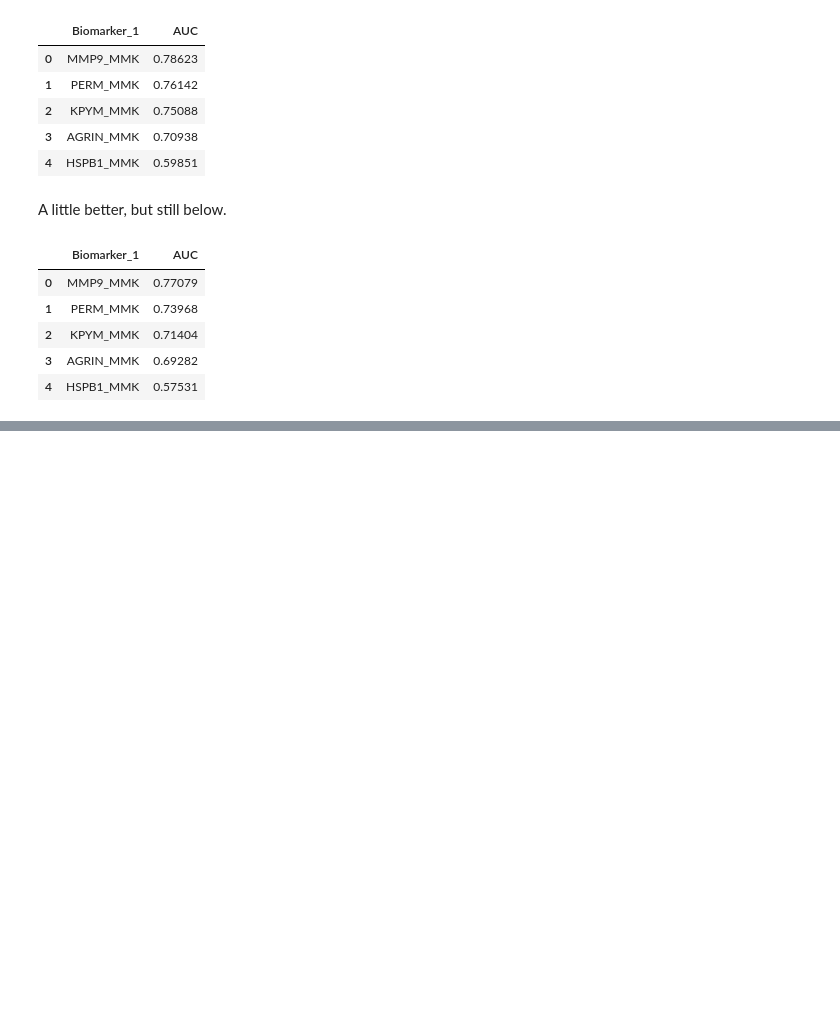
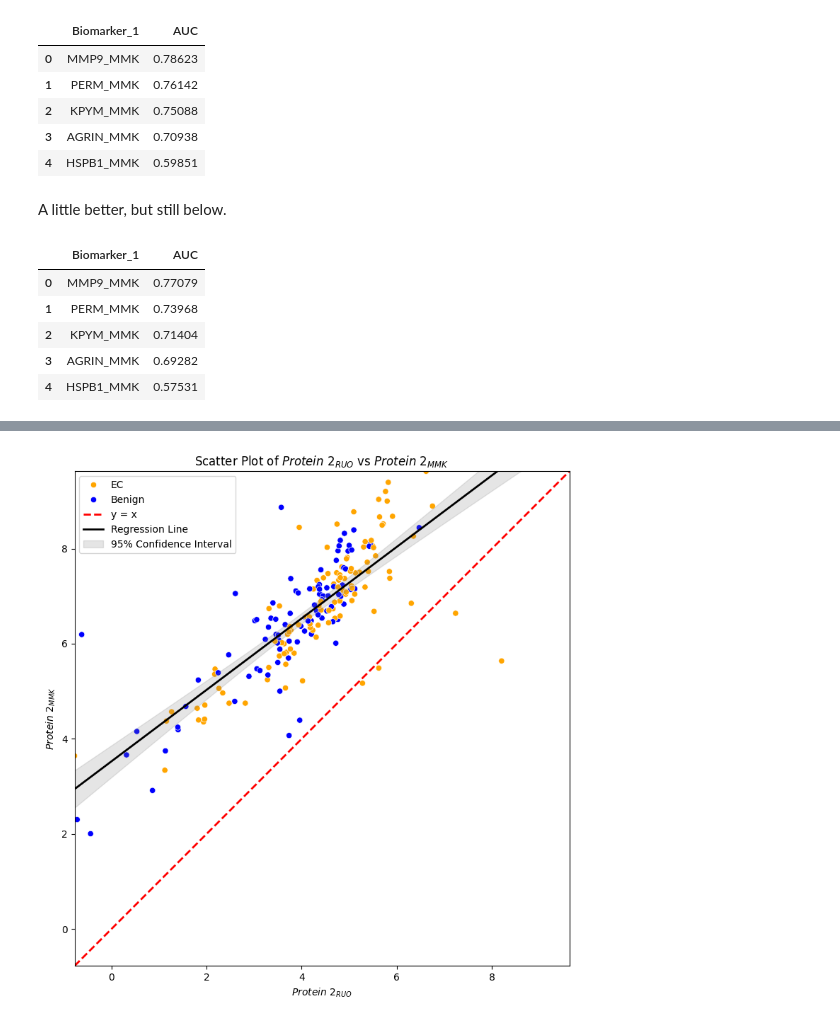
Before and after one commit to MiMARK-es/cohort-analysis, a Jupyter notebook: notebooks/240_mmk_2024_vs_ruo_2022.ipynb, the cells around one changed output, grey strips where cells are left out. Drawn from its saved outputs; the diff is of its cells as text; code cells hidden in the pictures; blank space fills up the shorter version.

```diff
--- a/notebooks/240_mmk_2024_vs_ruo_2022.ipynb
+++ b/notebooks/240_mmk_2024_vs_ruo_2022.ipynb
@@ -437,0 +450,10 @@ pd.read_csv(RESULTS_PATH_MMK+'/normalized/max_1.csv', sep=',', header=0)[['Bioma
+# %%
+# HSBP1 = Protein 2
+utils.plot_biomarkers_scatterplot(df_merged.dropna(subset=['HSPB1_RUO_normalized', 'HSPB1_MMK_normalized']),
+                                 'HSPB1_RUO_normalized',
+                                 'HSPB1_MMK_normalized',
+                                 target_col='Pathology',
+                                 label_x='$Protein\ 2_{RUO}$',
+                                 label_y='$Protein\ 2_{MMK}$')
+# %% [output]
+[figure, added]
```
Also changed, not shown: parts of 7 cells of this notebook, 2 other files.
